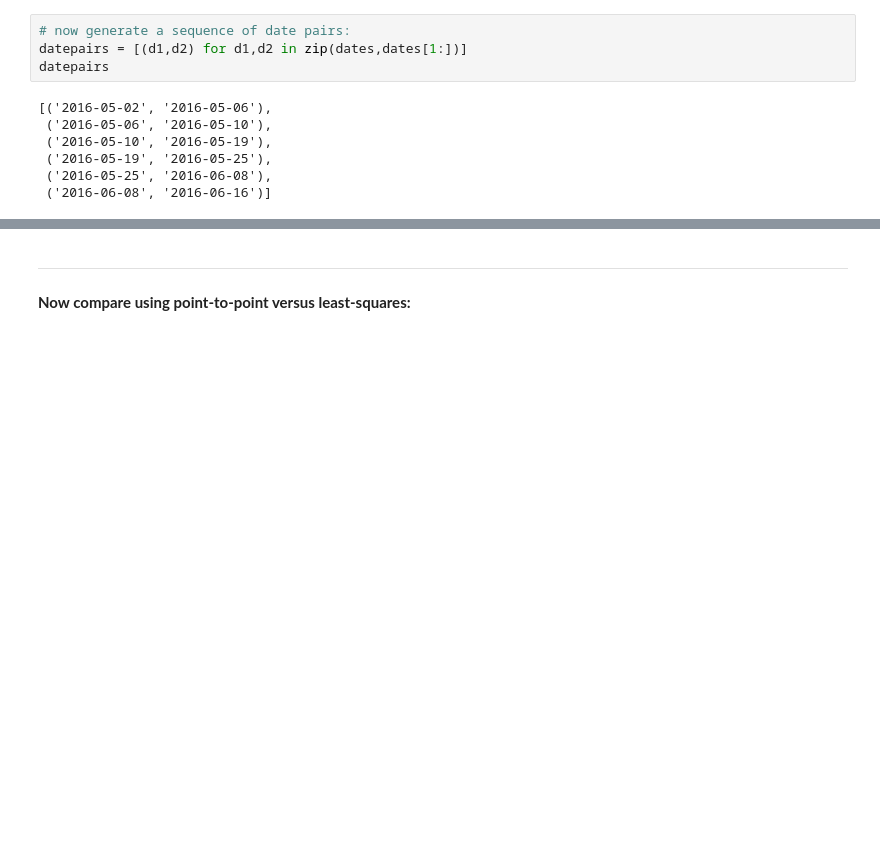
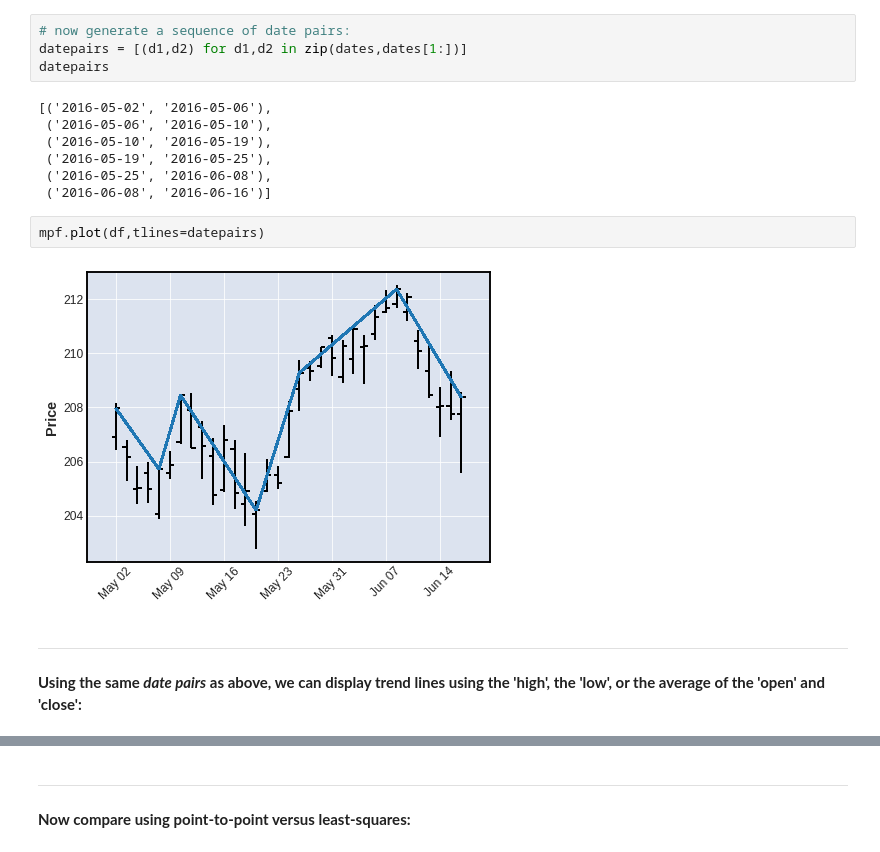
Before and after one commit to matplotlib/mplfinance, a Jupyter notebook: examples/using_lines.ipynb, the cells around one changed output, grey strips where cells are left out. Cells and saved outputs as stored; diff of their text form; blank space fills up the shorter version.

```diff
--- a/examples/using_lines.ipynb
+++ b/examples/using_lines.ipynb
@@ -249,4 +267,13 @@ datepairs
  ('2016-05-19', '2016-05-25'),
  ('2016-05-25', '2016-06-08'),
  ('2016-06-08', '2016-06-16')]
+# %%
+mpf.plot(df,tlines=datepairs)
+# %% [output]
+[figure, added]
+# %% [markdown]
+---
+
+
+**Using the same _date pairs_ as above, we can display trend lines using the 'high', the 'low', or the average of the 'open' and 'close':**
 # %%
```
Also changed, not shown: parts of 14 cells of this notebook, 3 other files.
